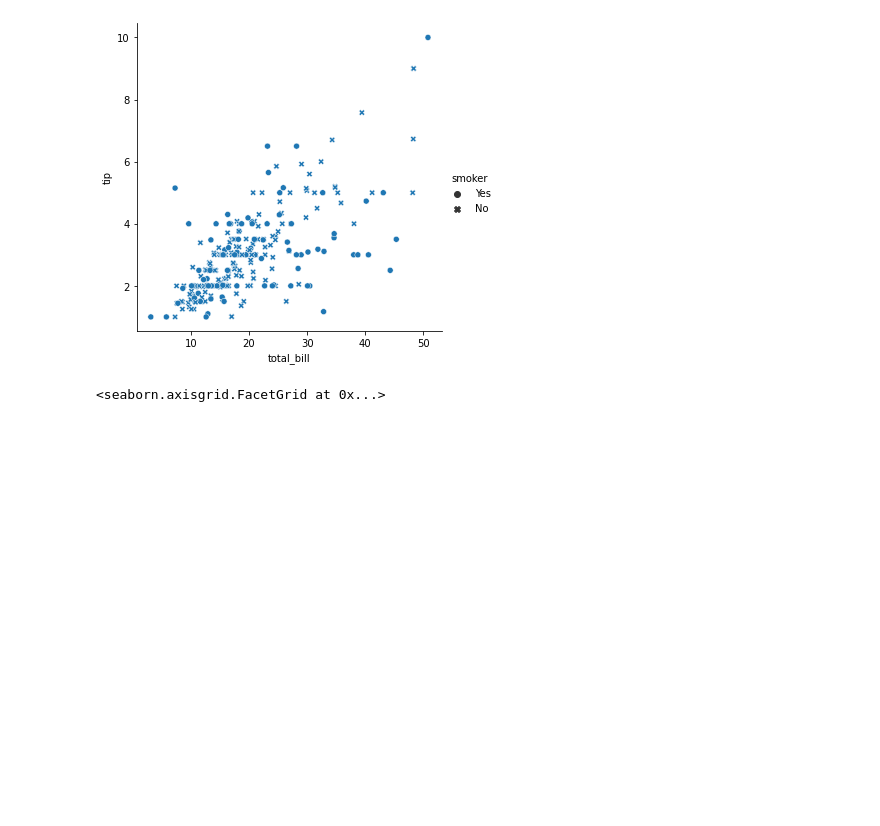
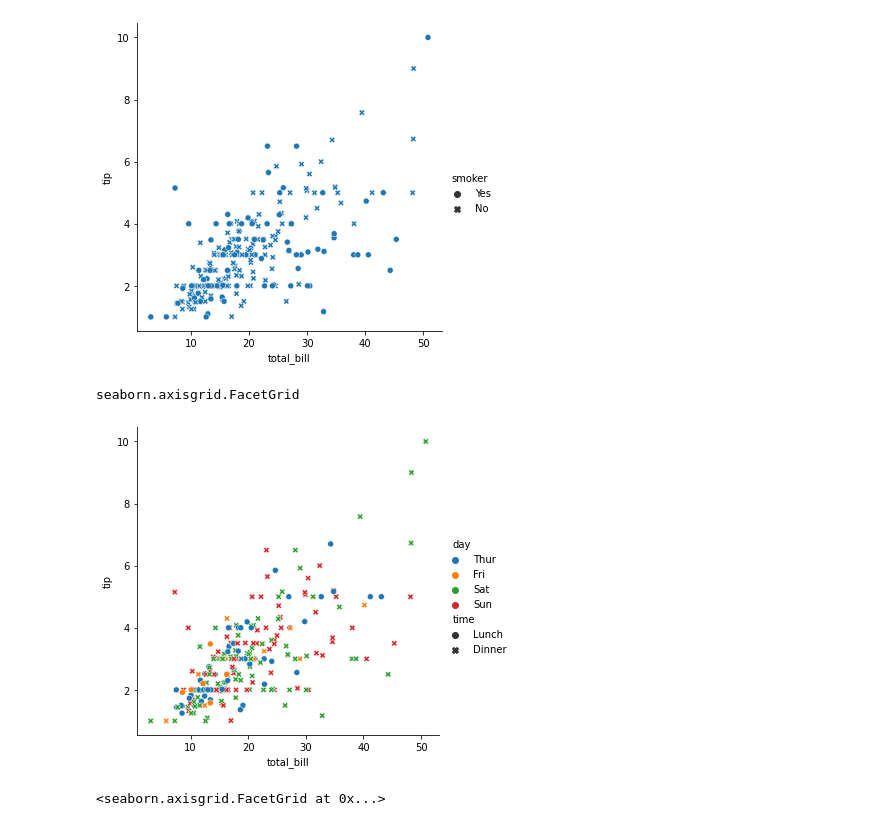
Before and after one commit to hinzle/numpy-pandas-visualization-exercises, a Jupyter notebook: seaborn_exercises.ipynb, the cells around one changed output. Cells and saved outputs as stored; diff of their text form; code cells hidden in the pictures; blank space fills up the shorter version.

Commit message:
finished seaborn_exercises.ipynb

```diff
--- a/seaborn_exercises.ipynb
+++ b/seaborn_exercises.ipynb
@@ -63,6 +85,17 @@ sns.relplot(x='total_bill', y='tip', style='smoker', data=tips)
 # %% [output]
 <seaborn.axisgrid.FacetGrid at 0x...>
 [figure]
+# %%
+# Style argument: extra dimension
+type(sns.relplot(
+    data = tips,
+    x = 'total_bill',
+    y = 'tip',
+    style = 'time',
+    hue='day'))
+# %% [output]
+seaborn.axisgrid.FacetGrid
+[figure, added]
 # %%
 sns.relplot(x='total_bill', y='tip', col='time', hue='size', style='smoker', data=tips)
 # %% [output]
```
Also changed, not shown: parts of 122 cells of this notebook.
